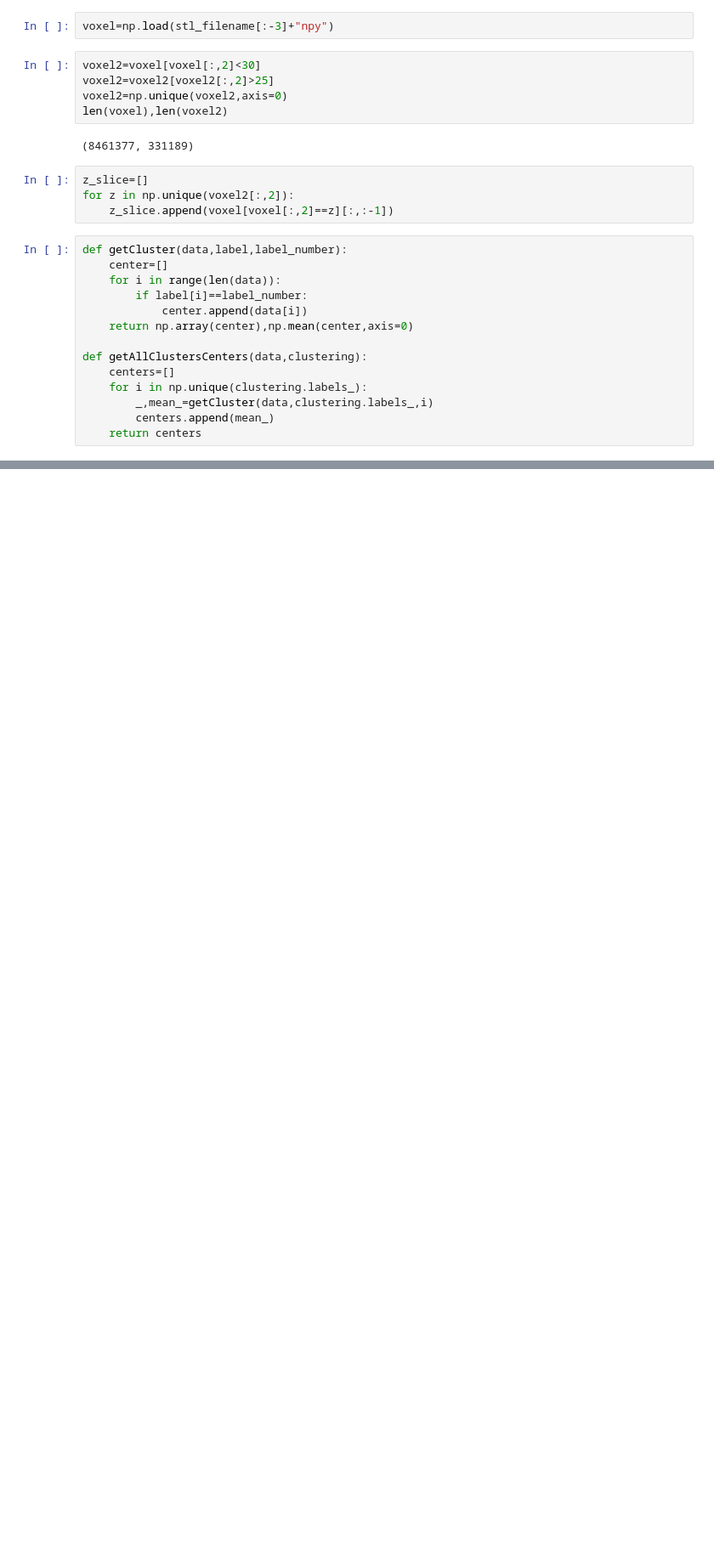
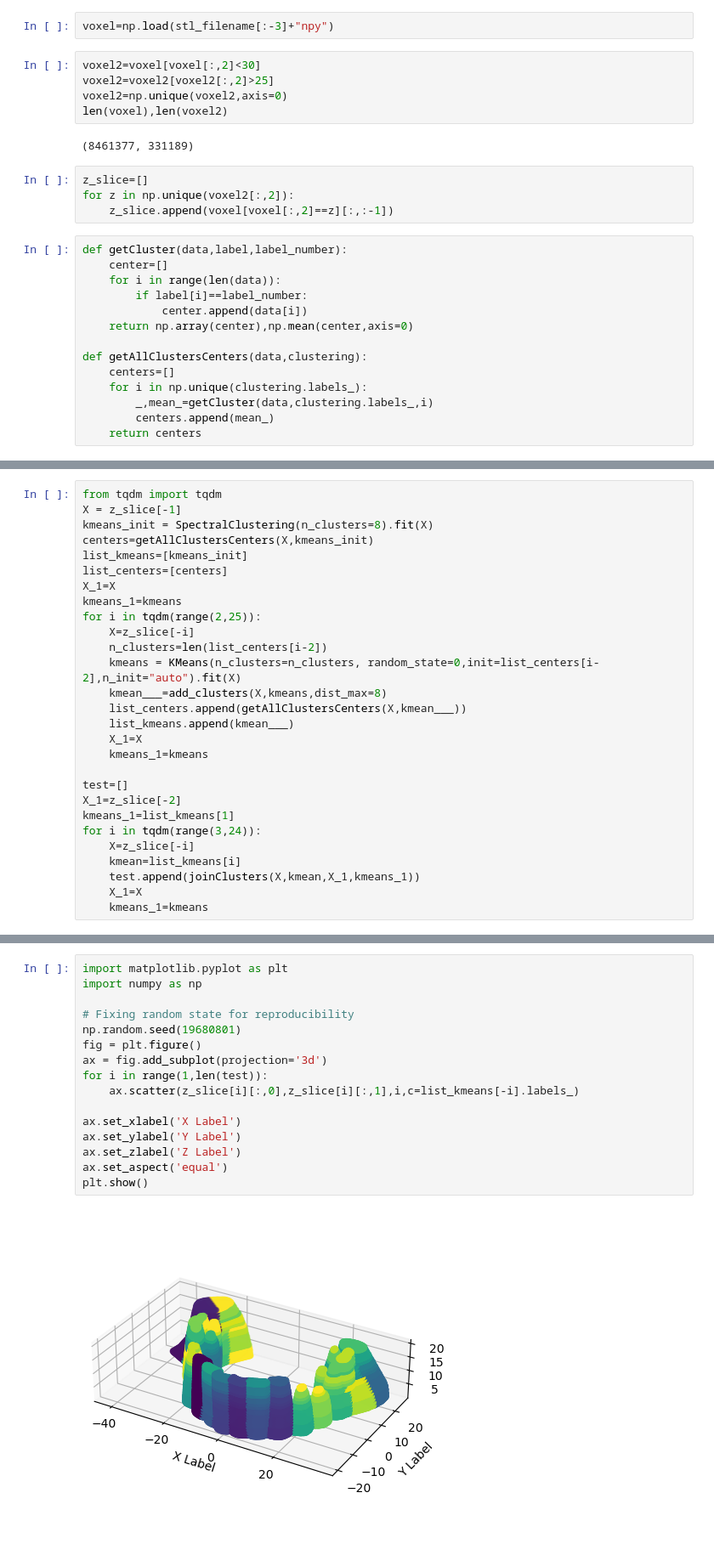
Before and after one commit to ecordina/STL-Segmentation, a Jupyter notebook: segmentation.ipynb, the cells around one changed output, grey strips where cells are left out. Shown: that part at 85% size. Cells and saved outputs as stored; diff of their text form; blank space fills up the shorter version.

```diff
--- a/segmentation.ipynb
+++ b/segmentation.ipynb
@@ -1001,0 +134,28 @@ Number of Labels:  14
+# %%
+from tqdm import tqdm
+X = z_slice[-1]
+kmeans_init = SpectralClustering(n_clusters=8).fit(X)
+centers=getAllClustersCenters(X,kmeans_init)
+list_kmeans=[kmeans_init]
+list_centers=[centers]
+X_1=X
+kmeans_1=kmeans
+for i in tqdm(range(2,25)):
+    X=z_slice[-i]
+    n_clusters=len(list_centers[i-2])
+    kmeans = KMeans(n_clusters=n_clusters, random_state=0,init=list_centers[i-2],n_init="auto").fit(X)
+    kmean___=add_clusters(X,kmeans,dist_max=8)
+    list_centers.append(getAllClustersCenters(X,kmean___))
+    list_kmeans.append(kmean___)
+    X_1=X
+    kmeans_1=kmeans
+
+test=[]
+X_1=z_slice[-2]
+kmeans_1=list_kmeans[1]
+for i in tqdm(range(3,24)):
+    X=z_slice[-i]
+    kmean=list_kmeans[i]
+    test.append(joinClusters(X,kmean,X_1,kmeans_1))
+    X_1=X
+    kmeans_1=kmeans
@@ -1001,0 +184,18 @@ Number of Labels:  14
+# %%
+import matplotlib.pyplot as plt
+import numpy as np
+
+# Fixing random state for reproducibility
+np.random.seed(19680801)
+fig = plt.figure()
+ax = fig.add_subplot(projection='3d')
+for i in range(1,len(test)):
+    ax.scatter(z_slice[i][:,0],z_slice[i][:,1],i,c=list_kmeans[-i].labels_)
+
+ax.set_xlabel('X Label')
+ax.set_ylabel('Y Label')
+ax.set_zlabel('Z Label')
+ax.set_aspect('equal')
+plt.show()
+# %% [output]
+[figure, added]
```
Also changed, not shown: parts of 87 cells of this notebook.
